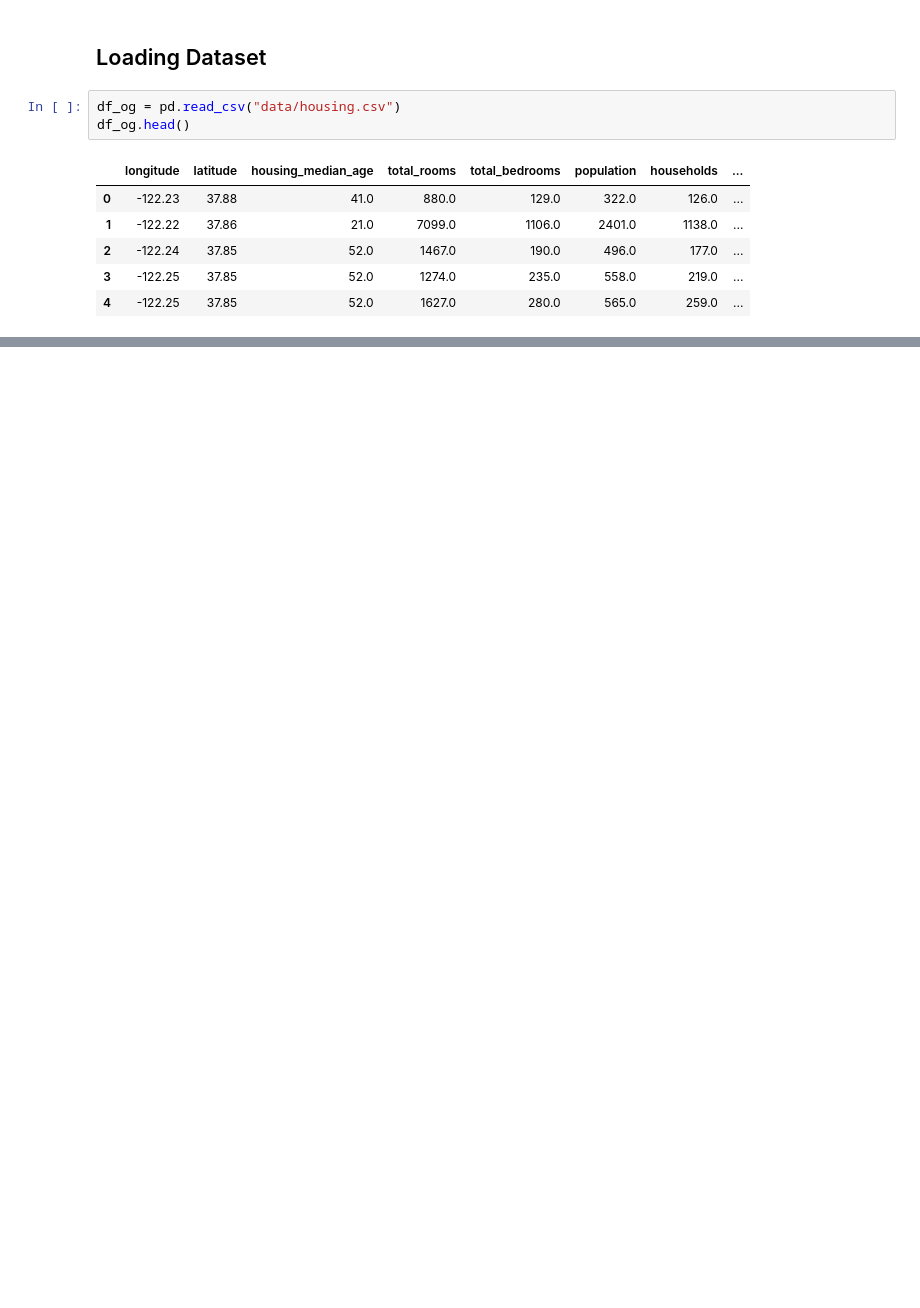
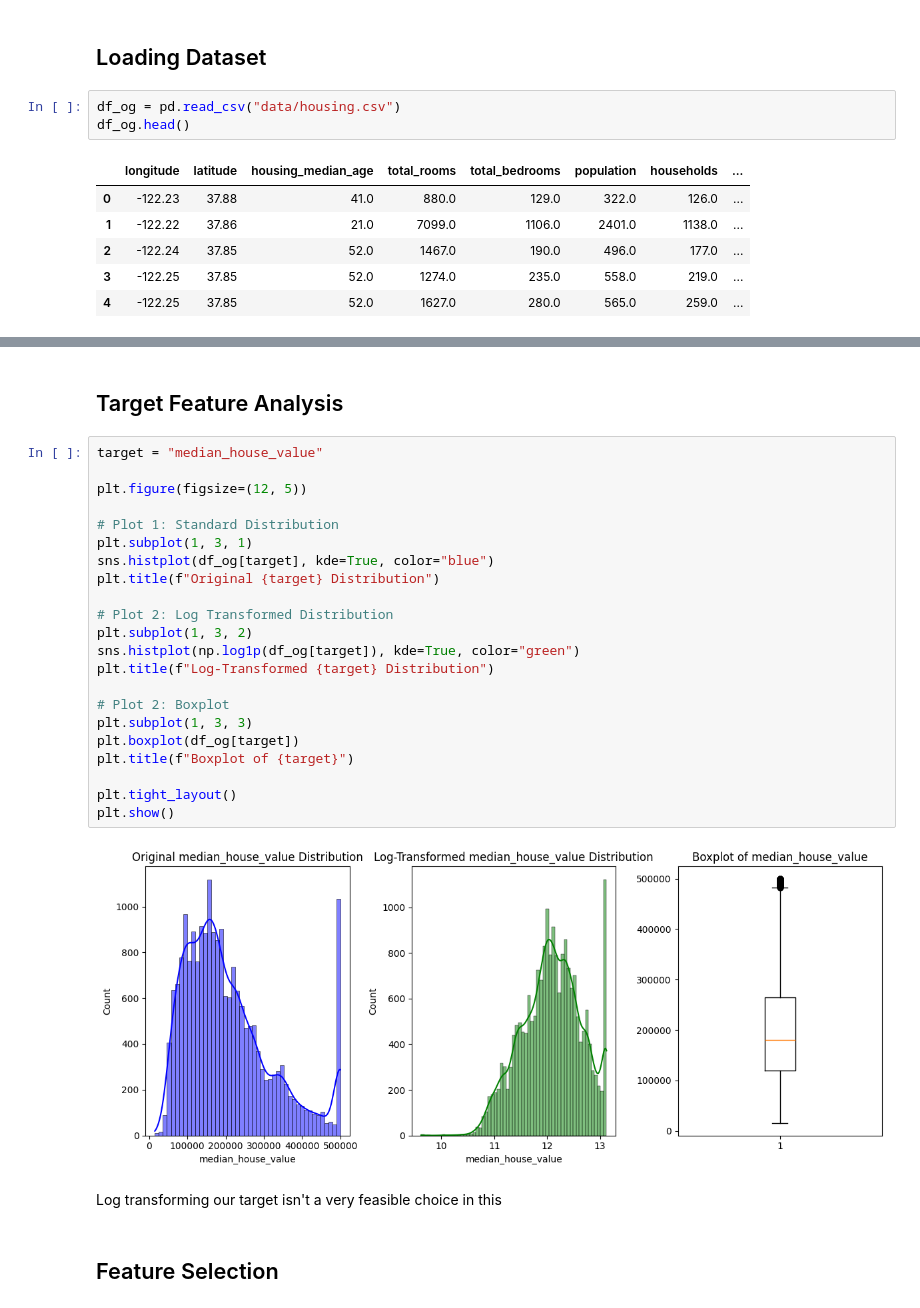
Before and after one commit to KavyaJP/Neural-Networks, a Jupyter notebook: california_housing.ipynb, the cells around one changed output, grey strips where cells are left out. Cells and saved outputs as stored; diff of their text form; blank space fills up the shorter version.

```diff
--- a/california_housing.ipynb
+++ b/california_housing.ipynb
@@ -84,0 +376,30 @@ df_og.head()
+# %% [markdown]
+## Target Feature Analysis
+# %%
+target = "median_house_value"
+
+plt.figure(figsize=(12, 5))
+
+# Plot 1: Standard Distribution
+plt.subplot(1, 3, 1)
+sns.histplot(df_og[target], kde=True, color="blue")
+plt.title(f"Original {target} Distribution")
+
+# Plot 2: Log Transformed Distribution
+plt.subplot(1, 3, 2)
+sns.histplot(np.log1p(df_og[target]), kde=True, color="green")
+plt.title(f"Log-Transformed {target} Distribution")
+
+# Plot 2: Boxplot
+plt.subplot(1, 3, 3)
+plt.boxplot(df_og[target])
+plt.title(f"Boxplot of {target}")
+
+plt.tight_layout()
+plt.show()
+# %% [output]
+[figure, added]
+# %% [markdown]
+Log transforming our target isn't a very feasible choice in this
+# %% [markdown]
+## Feature Selection
```
Also changed, not shown: parts of 59 cells of this notebook, 3 other files.
